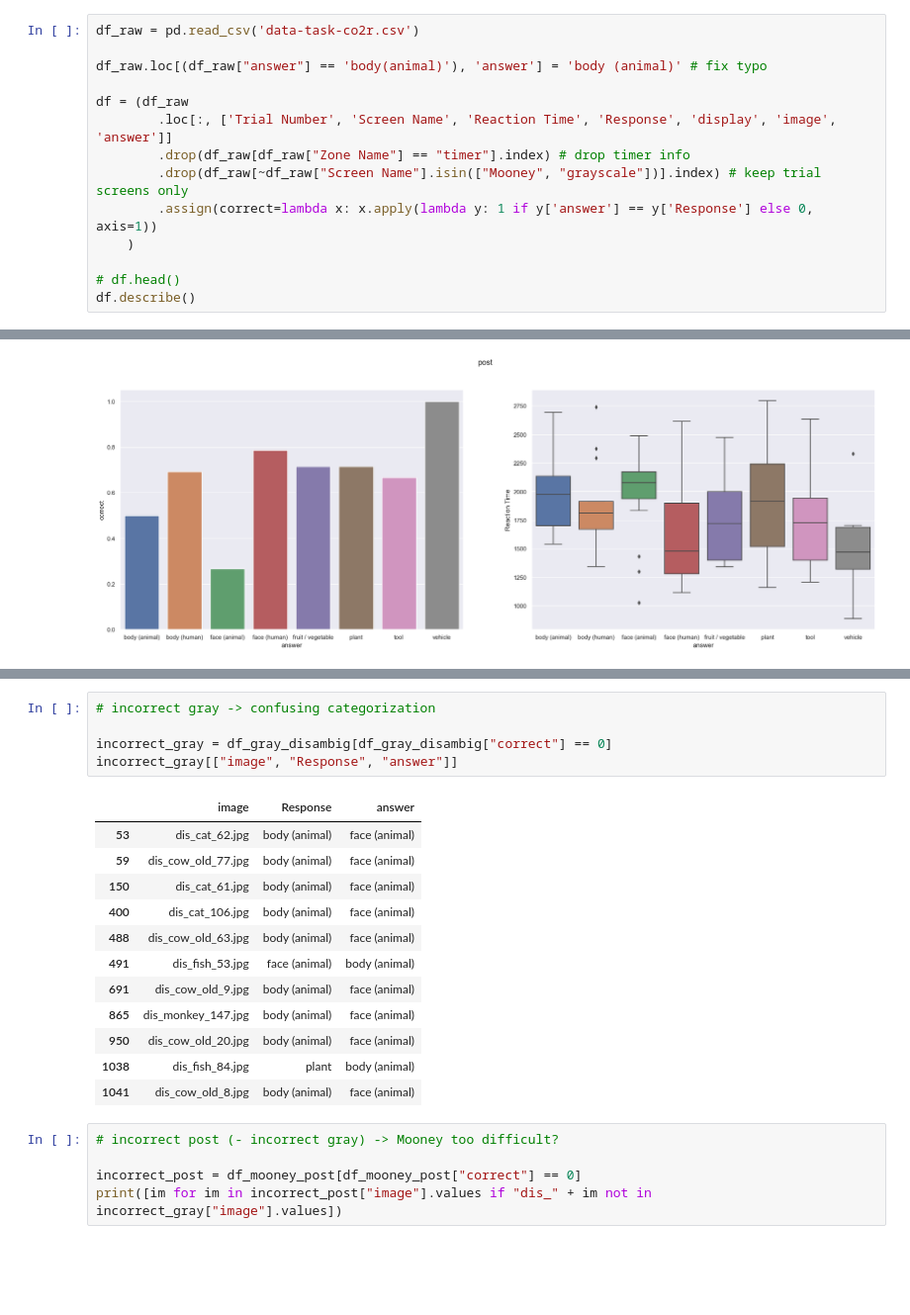
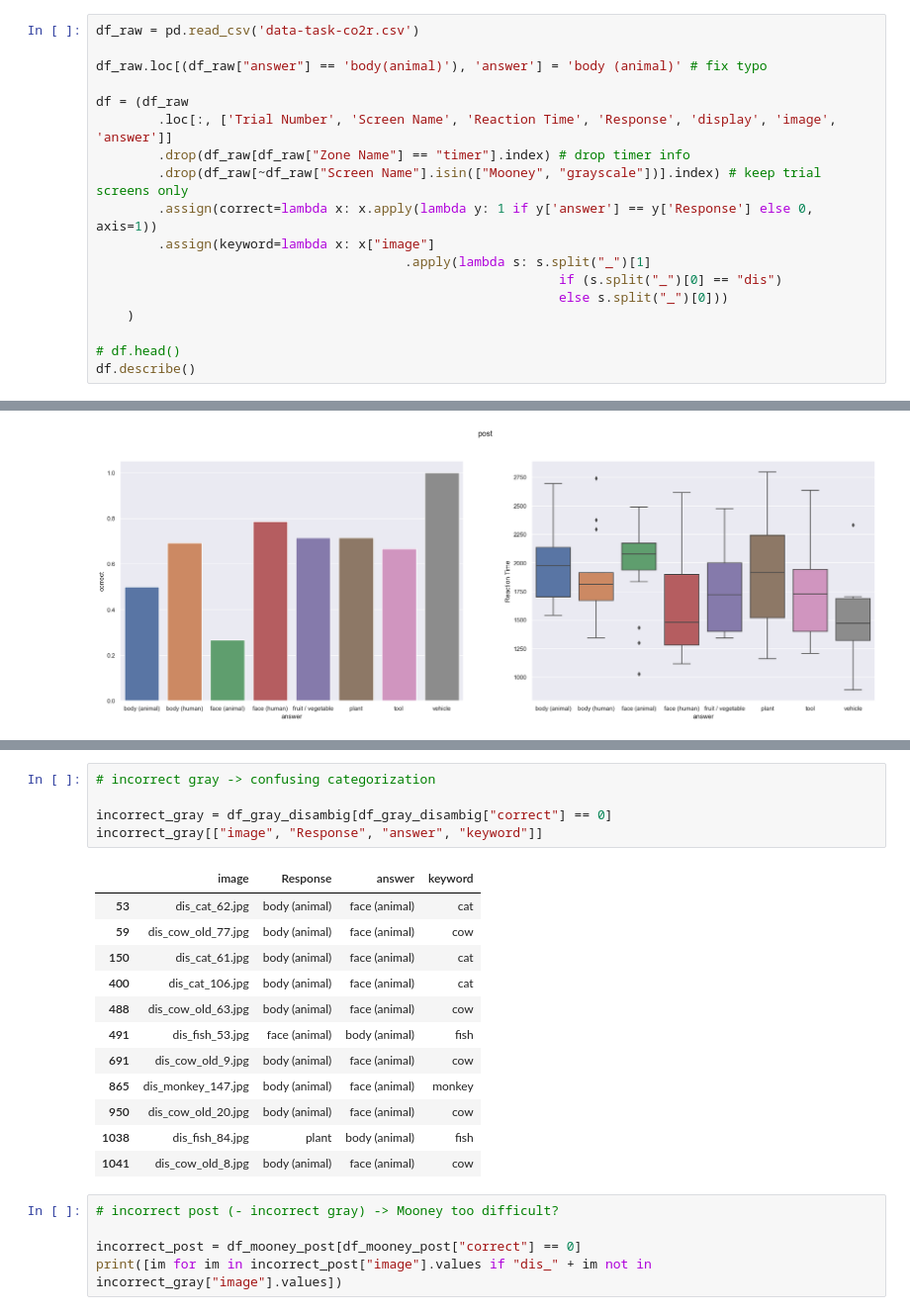
Before and after one commit to marek1n/mooney-pilot, a Jupyter notebook: analysis/pilot-mj/analysis.ipynb, the cells around one changed output, grey strips where cells are left out. Shown at 99% size. Drawn from its saved outputs; the diff is of its cells as text; blank space fills up the shorter version.

Commit message:
keyword analysis

```diff
--- a/analysis/pilot-mj/analysis.ipynb
+++ b/analysis/pilot-mj/analysis.ipynb
@@ -15,6 +15,10 @@ df = (df_raw
         .drop(df_raw[df_raw["Zone Name"] == "timer"].index) # drop timer info
         .drop(df_raw[~df_raw["Screen Name"].isin(["Mooney", "grayscale"])].index) # keep trial screens only
         .assign(correct=lambda x: x.apply(lambda y: 1 if y['answer'] == y['Response'] else 0, axis=1))
+        .assign(keyword=lambda x: x["image"]
+                                        .apply(lambda s: s.split("_")[1]
+                                                            if (s.split("_")[0] == "dis")
+                                                            else s.split("_")[0]))
     )
 
 # df.head()
@@ -128,21 +195,21 @@ plot_categories(df_mooney_post, "post")
 # %%
 # incorrect gray -> confusing categorization
 
 incorrect_gray = df_gray_disambig[df_gray_disambig["correct"] == 0]
-incorrect_gray[["image", "Response", "answer"]]
+incorrect_gray[["image", "Response", "answer", "keyword"]]
 # %% [output]
-|  | image | Response | answer |
-| 53 | dis_cat_62.jpg | body (animal) | face (animal) |
-| 59 | dis_cow_old_77.jpg | body (animal) | face (animal) |
-| 150 | dis_cat_61.jpg | body (animal) | face (animal) |
-| 400 | dis_cat_106.jpg | body (animal) | face (animal) |
-| 488 | dis_cow_old_63.jpg | body (animal) | face (animal) |
-| 491 | dis_fish_53.jpg | face (animal) | body (animal) |
-| 691 | dis_cow_old_9.jpg | body (animal) | face (animal) |
-| 865 | dis_monkey_147.jpg | body (animal) | face (animal) |
-| 950 | dis_cow_old_20.jpg | body (animal) | face (animal) |
-| 1038 | dis_fish_84.jpg | plant | body (animal) |
-| 1041 | dis_cow_old_8.jpg | body (animal) | face (animal) |
+|  | image | Response | answer | keyword |
+| 53 | dis_cat_62.jpg | body (animal) | face (animal) | cat |
+| 59 | dis_cow_old_77.jpg | body (animal) | face (animal) | cow |
+| 150 | dis_cat_61.jpg | body (animal) | face (animal) | cat |
+| 400 | dis_cat_106.jpg | body (animal) | face (animal) | cat |
+| 488 | dis_cow_old_63.jpg | body (animal) | face (animal) | cow |
+| 491 | dis_fish_53.jpg | face (animal) | body (animal) | fish |
+| 691 | dis_cow_old_9.jpg | body (animal) | face (animal) | cow |
+| 865 | dis_monkey_147.jpg | body (animal) | face (animal) | monkey |
+| 950 | dis_cow_old_20.jpg | body (animal) | face (animal) | cow |
+| 1038 | dis_fish_84.jpg | plant | body (animal) | fish |
+| 1041 | dis_cow_old_8.jpg | body (animal) | face (animal) | cow |
 # %%
 # incorrect post (- incorrect gray) -> Mooney too difficult?
 
```
Also changed, not shown: parts of 11 cells of this notebook.
